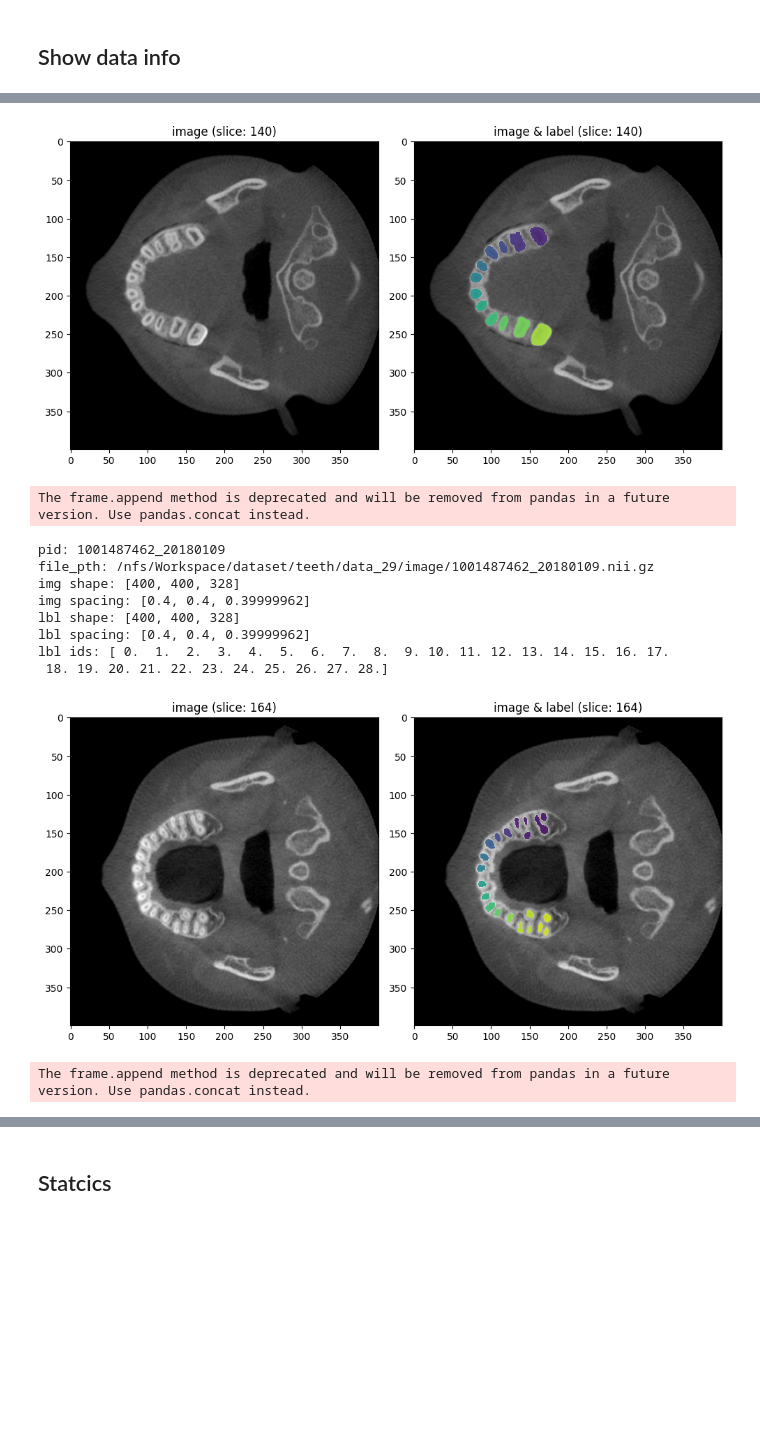
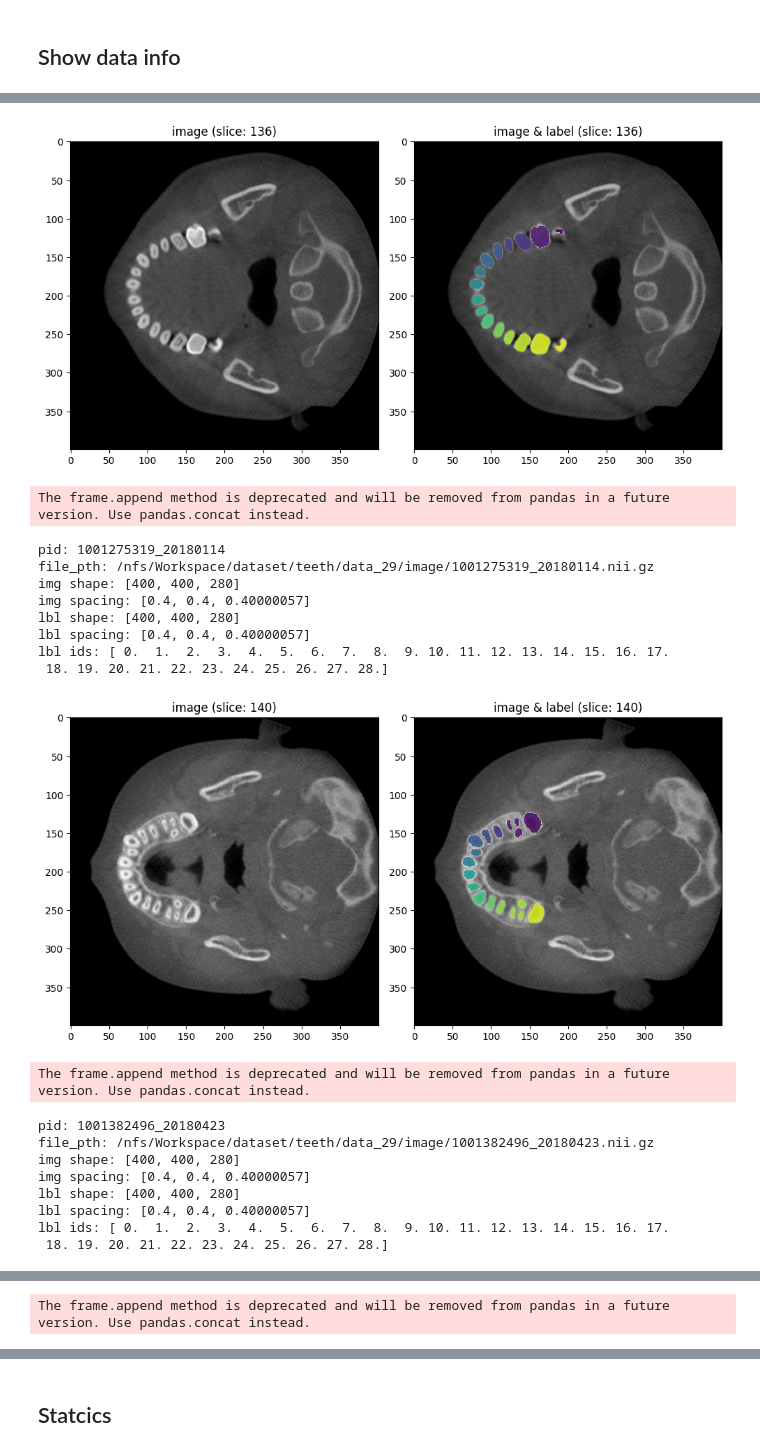
Before and after one commit to conflick0/TeethSeg, a Jupyter notebook: exps/eda.ipynb, the cells around one changed output, grey strips where cells are left out. Cells and saved outputs as stored; diff of their text form; code cells hidden in the pictures; blank space fills up the shorter version.

```diff
--- a/exps/eda.ipynb
+++ b/exps/eda.ipynb
@@ -74,5 +75,5 @@ test files (2): ['1001487462_20180527', '1001487462_20190427']
 # %% [markdown]
 ## Show data info
 # %%
-data_info_df = get_data_info(val_ds)
+data_info_df = get_data_info(tr_ds)
 # %% [output]
@@ -85,14 +86,22 @@ lbl spacing: [0.4, 0.4, 0.40000057]
 lbl ids: [ 0.  1.  2.  3.  4.  5.  6.  7.  8.  9. 10. 11. 12. 13. 14. 15. 16. 17.
  18. 19. 20. 21. 22. 23. 24. 25. 26. 27. 28.]
-[figure, old version]
+[figure, new version]
 The frame.append method is deprecated and will be removed from pandas in a future version. Use pandas.concat instead.
-pid: 1001487462_20180109
-file_pth: /nfs/Workspace/dataset/teeth/data_29/image/1001487462_20180109.nii.gz
-img shape: [400, 400, 328]
-img spacing: [0.4, 0.4, 0.39999962]
-lbl shape: [400, 400, 328]
-lbl spacing: [0.4, 0.4, 0.39999962]
+pid: 1001275319_20180114
+file_pth: /nfs/Workspace/dataset/teeth/data_29/image/1001275319_20180114.nii.gz
+img shape: [400, 400, 280]
+img spacing: [0.4, 0.4, 0.40000057]
+lbl shape: [400, 400, 280]
+lbl spacing: [0.4, 0.4, 0.40000057]
 lbl ids: [ 0.  1.  2.  3.  4.  5.  6.  7.  8.  9. 10. 11. 12. 13. 14. 15. 16. 17.
  18. 19. 20. 21. 22. 23. 24. 25. 26. 27. 28.]
-[figure, old version]
+[figure, new version]
 The frame.append method is deprecated and will be removed from pandas in a future version. Use pandas.concat instead.
+pid: 1001382496_20180423
+file_pth: /nfs/Workspace/dataset/teeth/data_29/image/1001382496_20180423.nii.gz
+img shape: [400, 400, 280]
+img spacing: [0.4, 0.4, 0.40000057]
+lbl shape: [400, 400, 280]
+lbl spacing: [0.4, 0.4, 0.40000057]
+lbl ids: [ 0.  1.  2.  3.  4.  5.  6.  7.  8.  9. 10. 11. 12. 13. 14. 15. 16. 17.
+ 18. 19. 20. 21. 22. 23. 24. 25. 26. 27. 28.]
@@ -98,0 +109 @@ The frame.append method is deprecated and will be removed from pandas in a futur
+The frame.append method is deprecated and will be removed from pandas in a future version. Use pandas.concat instead.
```
Also changed, not shown: parts of 13 cells of this notebook, 2 other files.
